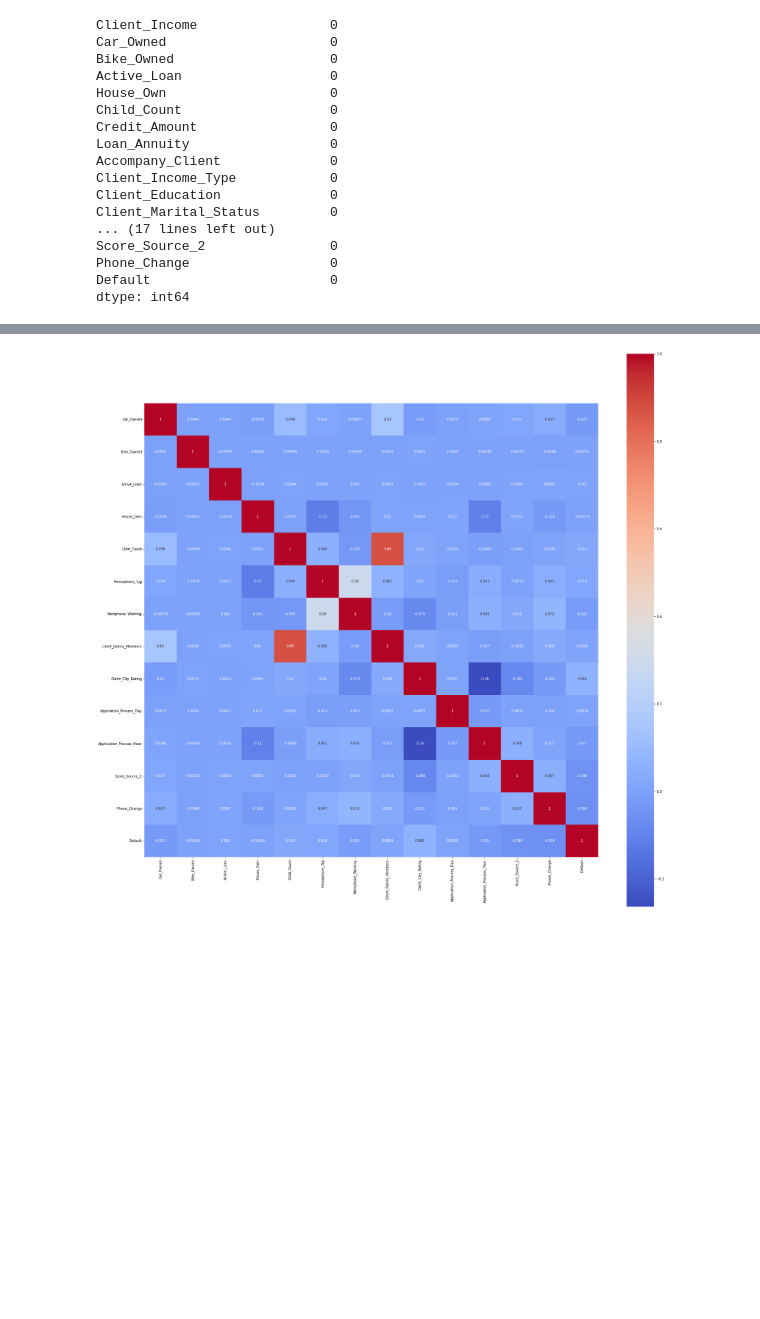
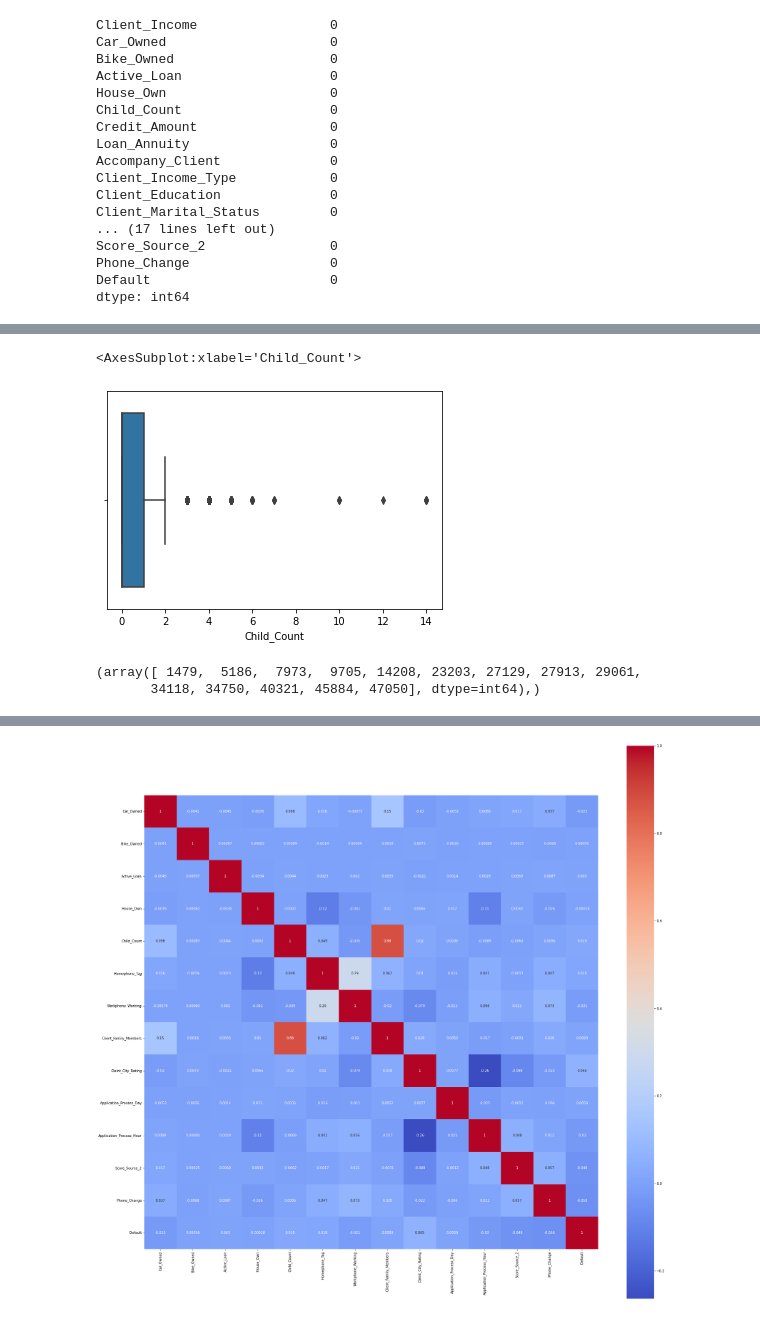
Before and after one commit to Asanka98/Regression, a Jupyter notebook: Logistic Regression/Logistic Regression V1.ipynb, the cells around one changed output, grey strips where cells are left out. Saved outputs shown, nothing was run; the diff lists cells and outputs as text; code cells hidden in the pictures; blank space fills up the shorter version.

```diff
--- a/Logistic Regression/Logistic Regression V1.ipynb
+++ b/Logistic Regression/Logistic Regression V1.ipynb
@@ -106,0 +155,10 @@ df1.describe()
+# %%
+sns.boxplot(df1['Child_Count'])
+# %% [output]
+<AxesSubplot:xlabel='Child_Count'>
+[figure, added]
+# %%
+print(np.where(df1['Child_Count']>5))
+# %% [output]
+(array([ 1479,  5186,  7973,  9705, 14208, 23203, 27129, 27913, 29061,
+       34118, 34750, 40321, 45884, 47050], dtype=int64),)
```
Also changed, not shown: parts of 91 cells of this notebook, 5 other files.
